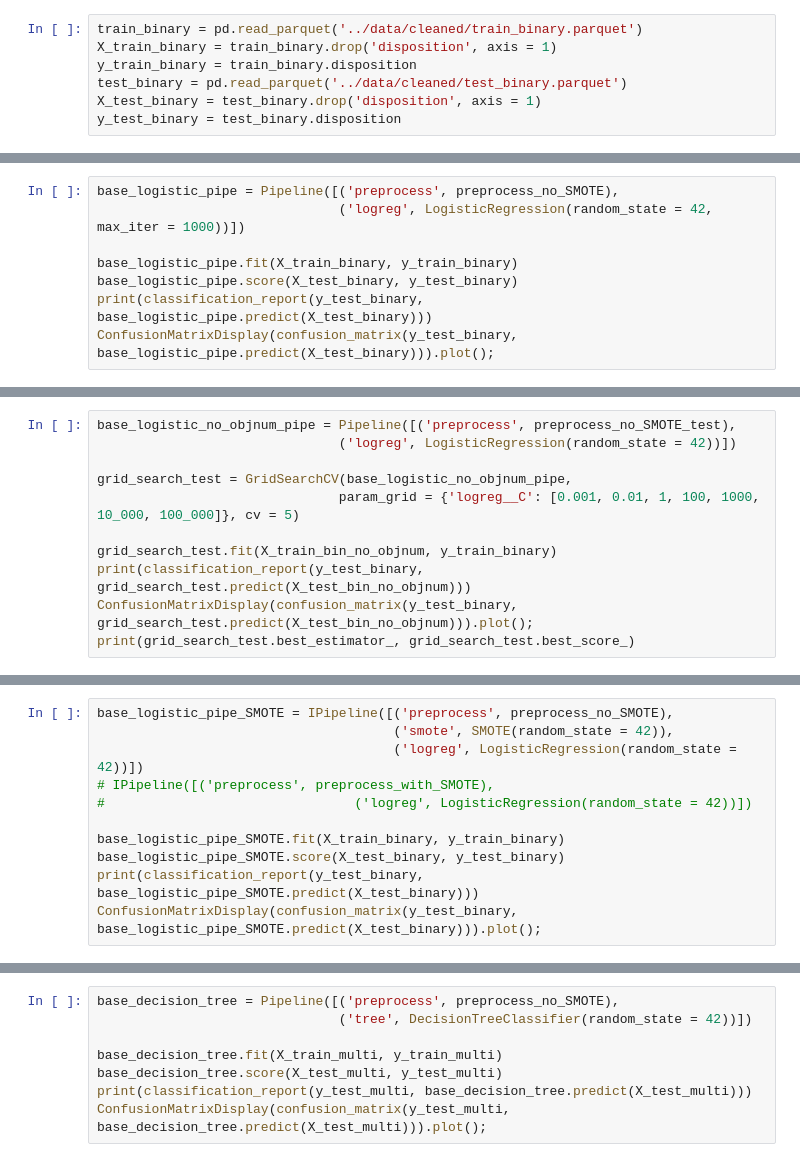
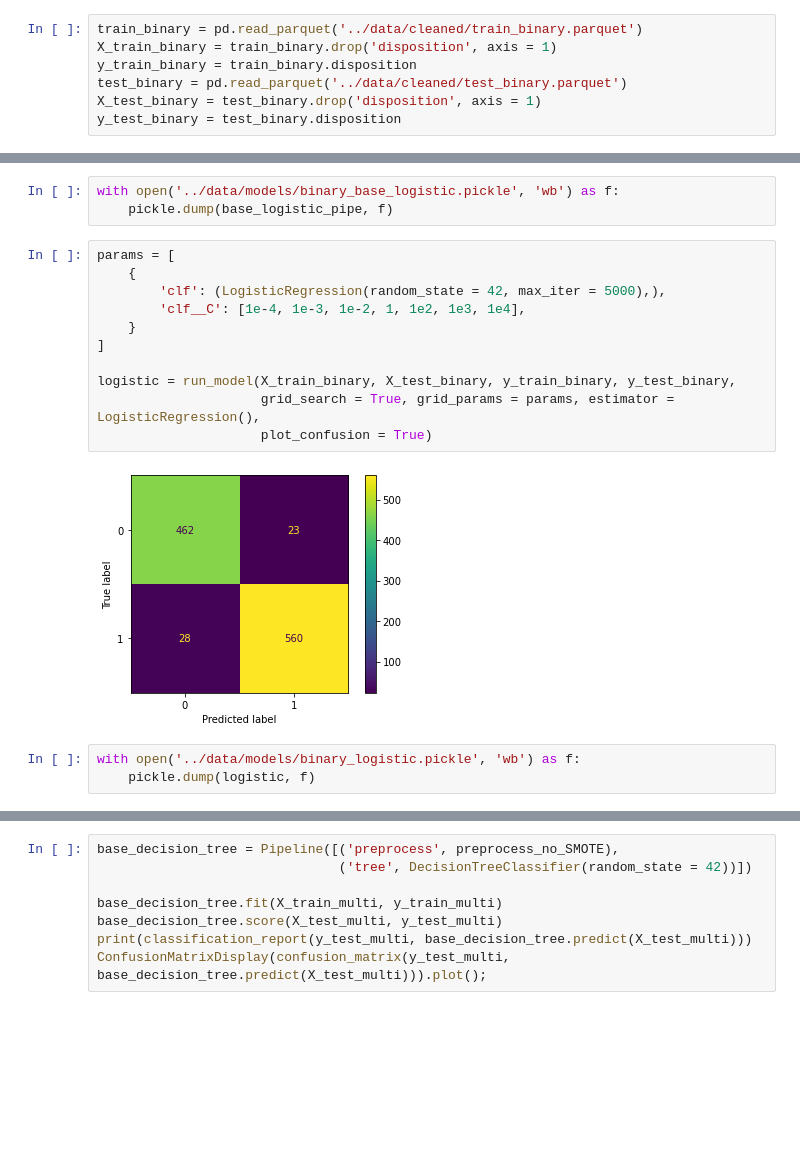
Before and after one commit to JoshuaGottlieb/Exoplanet-Classification, a Jupyter notebook: notebooks/Modeling.ipynb, the cells around one changed output, grey strips where cells are left out. Cells and saved outputs as stored; diff of their text form; blank space fills up the shorter version.

Commit message:
Explored various models for binary classification dataset.

```diff
--- a/notebooks/Modeling.ipynb
+++ b/notebooks/Modeling.ipynb
@@ -94,8 +156,0 @@ preprocess_with_SMOTE = IPipeline(steps = steps_with_SMOTE)
-# %%
-base_logistic_pipe = Pipeline([('preprocess', preprocess_no_SMOTE),
-                               ('logreg', LogisticRegression(random_state = 42, max_iter = 1000))])
-
-base_logistic_pipe.fit(X_train_binary, y_train_binary)
-base_logistic_pipe.score(X_test_binary, y_test_binary)
-print(classification_report(y_test_binary, base_logistic_pipe.predict(X_test_binary)))
-ConfusionMatrixDisplay(confusion_matrix(y_test_binary, base_logistic_pipe.predict(X_test_binary))).plot();
@@ -121,11 +156,0 @@ preprocess_no_SMOTE_test= ColumnTransformer(steps_no_SMOTE_test)
-# %%
-base_logistic_no_objnum_pipe = Pipeline([('preprocess', preprocess_no_SMOTE_test),
-                               ('logreg', LogisticRegression(random_state = 42))])
-
-grid_search_test = GridSearchCV(base_logistic_no_objnum_pipe,
-                               param_grid = {'logreg__C': [0.001, 0.01, 1, 100, 1000, 10_000, 100_000]}, cv = 5)
-
-grid_search_test.fit(X_train_bin_no_objnum, y_train_binary)
-print(classification_report(y_test_binary, grid_search_test.predict(X_test_bin_no_objnum)))
-ConfusionMatrixDisplay(confusion_matrix(y_test_binary, grid_search_test.predict(X_test_bin_no_objnum))).plot();
-print(grid_search_test.best_estimator_, grid_search_test.best_score_)
@@ -151,11 +156,0 @@ Pipeline(steps=[('preprocess',
-# %%
-base_logistic_pipe_SMOTE = IPipeline([('preprocess', preprocess_no_SMOTE),
-                                      ('smote', SMOTE(random_state = 42)),
-                                      ('logreg', LogisticRegression(random_state = 42))])
-# IPipeline([('preprocess', preprocess_with_SMOTE),
-#                                ('logreg', LogisticRegression(random_state = 42))])
-
-base_logistic_pipe_SMOTE.fit(X_train_binary, y_train_binary)
-base_logistic_pipe_SMOTE.score(X_test_binary, y_test_binary)
-print(classification_report(y_test_binary, base_logistic_pipe_SMOTE.predict(X_test_binary)))
-ConfusionMatrixDisplay(confusion_matrix(y_test_binary, base_logistic_pipe_SMOTE.predict(X_test_binary))).plot();
@@ -171,0 +157,19 @@ weighted avg       0.97      0.97      0.97      1073
+# %%
+with open('../data/models/binary_base_logistic.pickle', 'wb') as f:
+    pickle.dump(base_logistic_pipe, f)
+# %%
+params = [
+    {
+        'clf': (LogisticRegression(random_state = 42, max_iter = 5000),),
+        'clf__C': [1e-4, 1e-3, 1e-2, 1, 1e2, 1e3, 1e4],
+    }
+]
+
+logistic = run_model(X_train_binary, X_test_binary, y_train_binary, y_test_binary,
+                     grid_search = True, grid_params = params, estimator = LogisticRegression(),
+                     plot_confusion = True)
+# %% [output]
+[figure, added]
+# %%
+with open('../data/models/binary_logistic.pickle', 'wb') as f:
+    pickle.dump(logistic, f)
```
Also changed, not shown: parts of 35 cells of this notebook, 8 other files.
